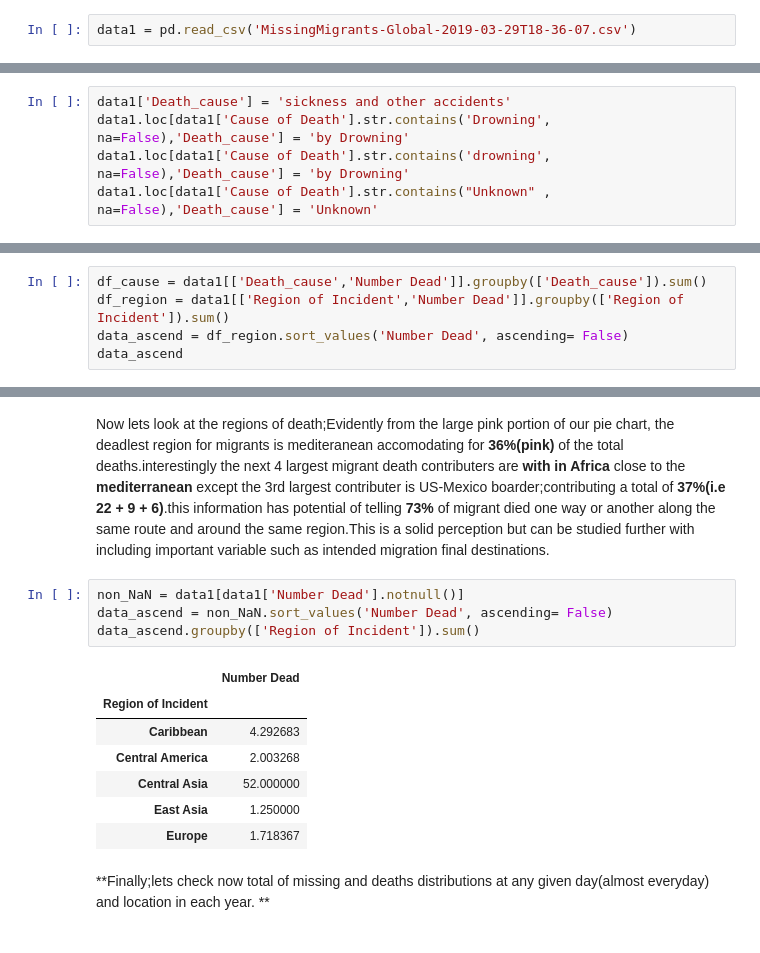
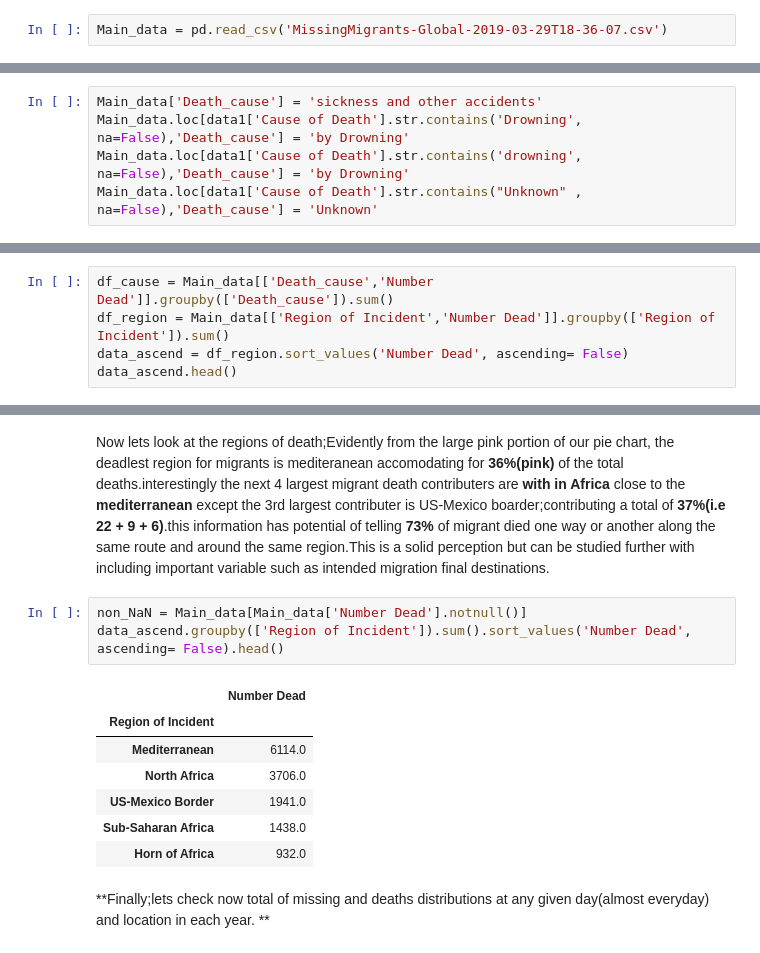
Before and after one commit to AmanuelKG/sharing_thinkful, a Jupyter notebook: capstone1.ipynb, the cells around one changed output, grey strips where cells are left out. Cells and saved outputs as stored; diff of their text form.

```diff
--- a/capstone1.ipynb
+++ b/capstone1.ipynb
@@ -20,6 +24,6 @@ import pandas as pd
 import matplotlib.pyplot as plt
 %matplotlib inline
 # %%
-data1 = pd.read_csv('MissingMigrants-Global-2019-03-29T18-36-07.csv')
+Main_data = pd.read_csv('MissingMigrants-Global-2019-03-29T18-36-07.csv')
 # %% [markdown]
 **Lets check the overall content of our Dataset;**
@@ -97,8 +103,8 @@ plt.tight_layout();
 # %% [markdown]
 *While looking in to the cause of death,i found out that,the data rows has been entered repetitively for the same cause using different words and phrases to mean the same thing,so i cleaned the column and summerized it using the following code to only **three cumulitive causes** namely 'sickness and other accidents','by Drowning','Uknown'.*
 # %%
-data1['Death_cause'] = 'sickness and other accidents'
-data1.loc[data1['Cause of Death'].str.contains('Drowning', na=False),'Death_cause'] = 'by Drowning'
-data1.loc[data1['Cause of Death'].str.contains('drowning', na=False),'Death_cause'] = 'by Drowning'
-data1.loc[data1['Cause of Death'].str.contains("Unknown" , na=False),'Death_cause'] = 'Unknown'
+Main_data['Death_cause'] = 'sickness and other accidents'
+Main_data.loc[data1['Cause of Death'].str.contains('Drowning', na=False),'Death_cause'] = 'by Drowning'
+Main_data.loc[data1['Cause of Death'].str.contains('drowning', na=False),'Death_cause'] = 'by Drowning'
+Main_data.loc[data1['Cause of Death'].str.contains("Unknown" , na=False),'Death_cause'] = 'Unknown'
 # %% [markdown]
@@ -106,8 +112,8 @@ data1.loc[data1['Cause of Death'].str.contains("Unknown" , na=False),'Death_caus
 # %%
-df_cause = data1[['Death_cause','Number Dead']].groupby(['Death_cause']).sum()
-df_region = data1[['Region of Incident','Number Dead']].groupby(['Region of Incident']).sum()
+df_cause = Main_data[['Death_cause','Number Dead']].groupby(['Death_cause']).sum()
+df_region = Main_data[['Region of Incident','Number Dead']].groupby(['Region of Incident']).sum()
 data_ascend = df_region.sort_values('Number Dead', ascending= False)
-data_ascend
+data_ascend.head()
 # %% [output]
 |  | Number Dead |
 | Region of Incident |  |
@@ -149,15 +145,14 @@ Now lets look at the regions of death;Evidently from the large pink portion of o
 migrants is mediteranean accomodating for **36%(pink)** of the total deaths.interestingly the next 4 largest migrant
 death contributers are **with in Africa** close to the **mediterranean** except the 3rd largest contributer is US-Mexico boarder;contributing a total of **37%(i.e 22 + 9 + 6)**.this information has potential of telling **73%** of migrant died one way or another along the same route and around the same region.This is a solid perception but can be studied further with including important variable such as intended migration final destinations.
 # %%
-non_NaN = data1[data1['Number Dead'].notnull()]
-data_ascend = non_NaN.sort_values('Number Dead', ascending= False)
-data_ascend.groupby(['Region of Incident']).sum()
+non_NaN = Main_data[Main_data['Number Dead'].notnull()]
+data_ascend.groupby(['Region of Incident']).sum().sort_values('Number Dead', ascending= False).head()
 # %% [output]
 |  | Number Dead |
 | Region of Incident |  |
-| Caribbean | 4.292683 |
-| Central America | 2.003268 |
-| Central Asia | 52.000000 |
-| East Asia | 1.250000 |
-| Europe | 1.718367 |
+| Mediterranean | 6114.0 |
+| North Africa | 3706.0 |
+| US-Mexico Border | 1941.0 |
+| Sub-Saharan Africa | 1438.0 |
+| Horn of Africa | 932.0 |
 # %% [markdown]
```
Also changed, not shown: parts of 23 cells of this notebook.
